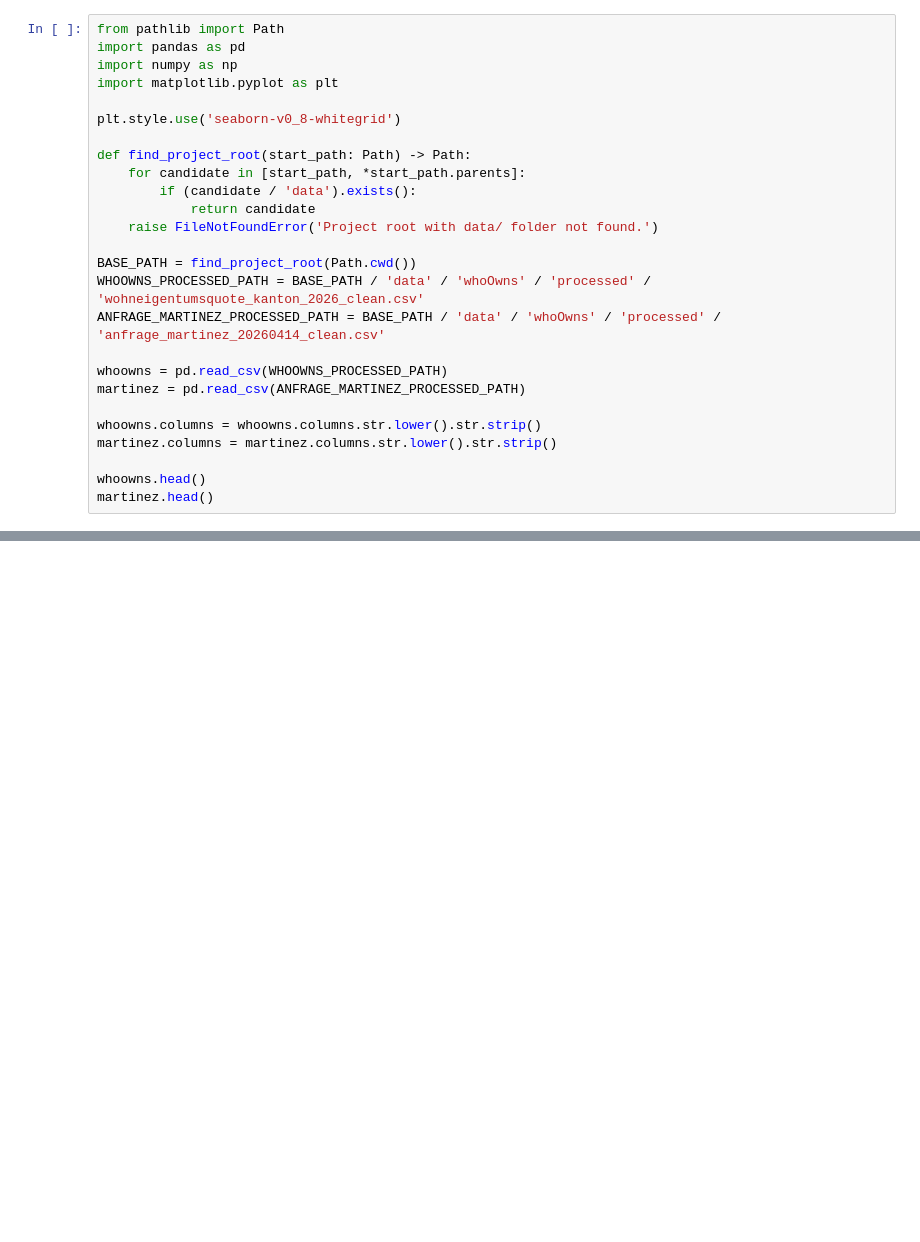
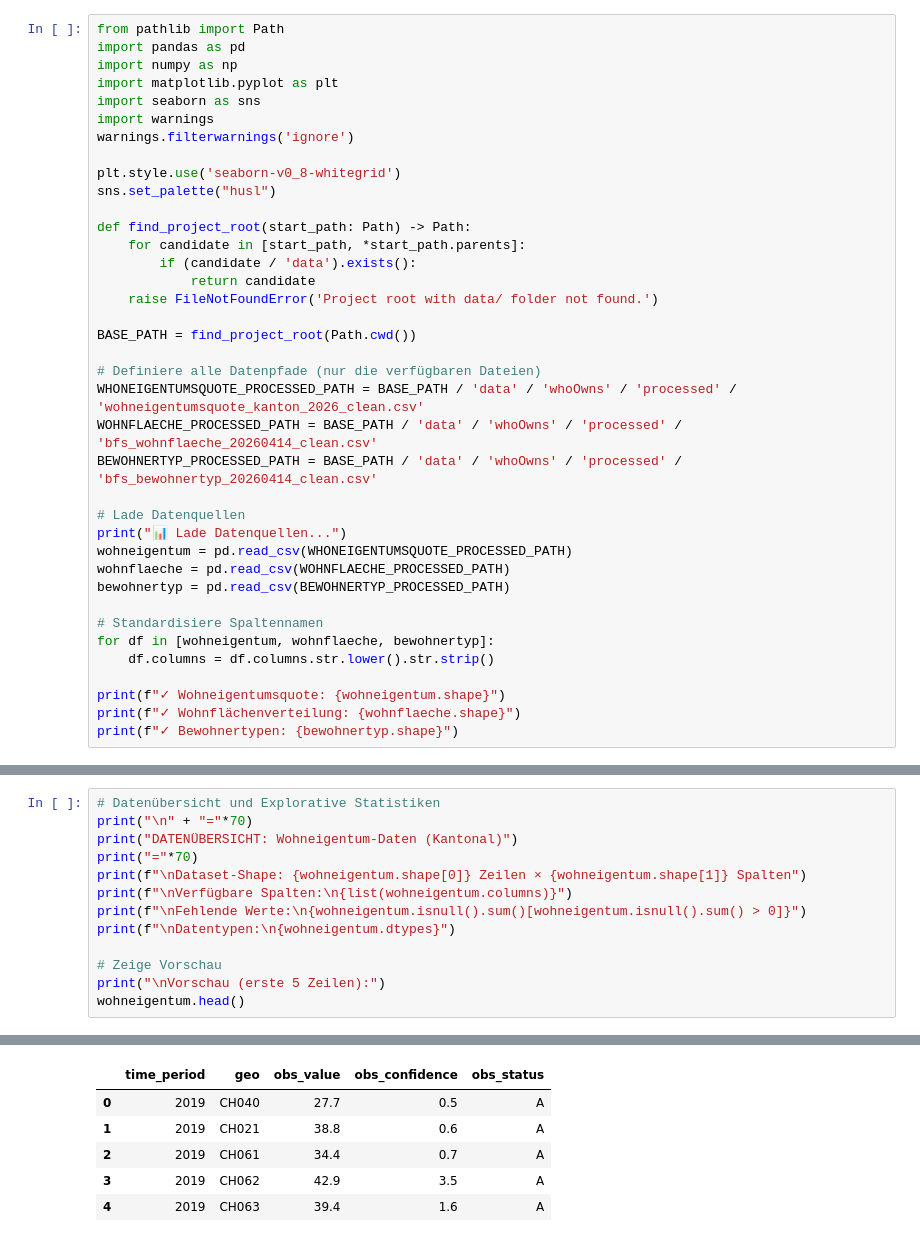
Before and after one commit to javi36/PODSV_Visualisierungsprojekt, a Jupyter notebook: eda/eda_whoowns.ipynb, the cells around one changed output, grey strips where cells are left out. Drawn from its saved outputs; the diff is of its cells as text; blank space fills up the shorter version.

```diff
--- a/eda/eda_whoowns.ipynb
+++ b/eda/eda_whoowns.ipynb
@@ -13,8 +14,12 @@ from pathlib import Path
 import pandas as pd
 import numpy as np
 import matplotlib.pyplot as plt
+import seaborn as sns
+import warnings
+warnings.filterwarnings('ignore')
 
 plt.style.use('seaborn-v0_8-whitegrid')
+sns.set_palette("husl")
 
 def find_project_root(start_path: Path) -> Path:
     for candidate in [start_path, *start_path.parents]:
@@ -23,15 +28,23 @@ def find_project_root(start_path: Path) -> Path:
     raise FileNotFoundError('Project root with data/ folder not found.')
 
 BASE_PATH = find_project_root(Path.cwd())
-WHOOWNS_PROCESSED_PATH = BASE_PATH / 'data' / 'whoOwns' / 'processed' / 'wohneigentumsquote_kanton_2026_clean.csv'
-ANFRAGE_MARTINEZ_PROCESSED_PATH = BASE_PATH / 'data' / 'whoOwns' / 'processed' / 'anfrage_martinez_20260414_clean.csv'
 
-whoowns = pd.read_csv(WHOOWNS_PROCESSED_PATH)
-martinez = pd.read_csv(ANFRAGE_MARTINEZ_PROCESSED_PATH)
+# Definiere alle Datenpfade (nur die verfügbaren Dateien)
+WHONEIGENTUMSQUOTE_PROCESSED_PATH = BASE_PATH / 'data' / 'whoOwns' / 'processed' / 'wohneigentumsquote_kanton_2026_clean.csv'
+WOHNFLAECHE_PROCESSED_PATH = BASE_PATH / 'data' / 'whoOwns' / 'processed' / 'bfs_wohnflaeche_20260414_clean.csv'
+BEWOHNERTYP_PROCESSED_PATH = BASE_PATH / 'data' / 'whoOwns' / 'processed' / 'bfs_bewohnertyp_20260414_clean.csv'
 
-whoowns.columns = whoowns.columns.str.lower().str.strip()
-martinez.columns = martinez.columns.str.lower().str.strip()
+# Lade Datenquellen
+print("📊 Lade Datenquellen...")
+wohneigentum = pd.read_csv(WHONEIGENTUMSQUOTE_PROCESSED_PATH)
+wohnflaeche = pd.read_csv(WOHNFLAECHE_PROCESSED_PATH)
+bewohnertyp = pd.read_csv(BEWOHNERTYP_PROCESSED_PATH)
 
-whoowns.head()
-martinez.head()
+# Standardisiere Spaltennamen
+for df in [wohneigentum, wohnflaeche, bewohnertyp]:
+    df.columns = df.columns.str.lower().str.strip()
+
+print(f"✓ Wohneigentumsquote: {wohneigentum.shape}")
+print(f"✓ Wohnflächenverteilung: {wohnflaeche.shape}")
+print(f"✓ Bewohnertypen: {bewohnertyp.shape}")
 # %% [output]
@@ -43,0 +55,14 @@ martinez.head()
+# %%
+# Datenübersicht und Explorative Statistiken
+print("\n" + "="*70)
+print("DATENÜBERSICHT: Wohneigentum-Daten (Kantonal)")
+print("="*70)
+print(f"\nDataset-Shape: {wohneigentum.shape[0]} Zeilen × {wohneigentum.shape[1]} Spalten")
+print(f"\nVerfügbare Spalten:\n{list(wohneigentum.columns)}")
+print(f"\nFehlende Werte:\n{wohneigentum.isnull().sum()[wohneigentum.isnull().sum() > 0]}")
+print(f"\nDatentypen:\n{wohneigentum.dtypes}")
+
+# Zeige Vorschau
+print("\nVorschau (erste 5 Zeilen):")
+wohneigentum.head()
+# %% [output]
@@ -44 +86,7 @@ martinez.head()
+|  | time_period | geo | obs_value | obs_confidence | obs_status |
+| 0 | 2019 | CH040 | 27.7 | 0.5 | A |
+| 1 | 2019 | CH021 | 38.8 | 0.6 | A |
+| 2 | 2019 | CH061 | 34.4 | 0.7 | A |
+| 3 | 2019 | CH062 | 42.9 | 3.5 | A |
+| 4 | 2019 | CH063 | 39.4 | 1.6 | A |
 # %%
```
Also changed, not shown: parts of 9 cells of this notebook, 5 other files.
